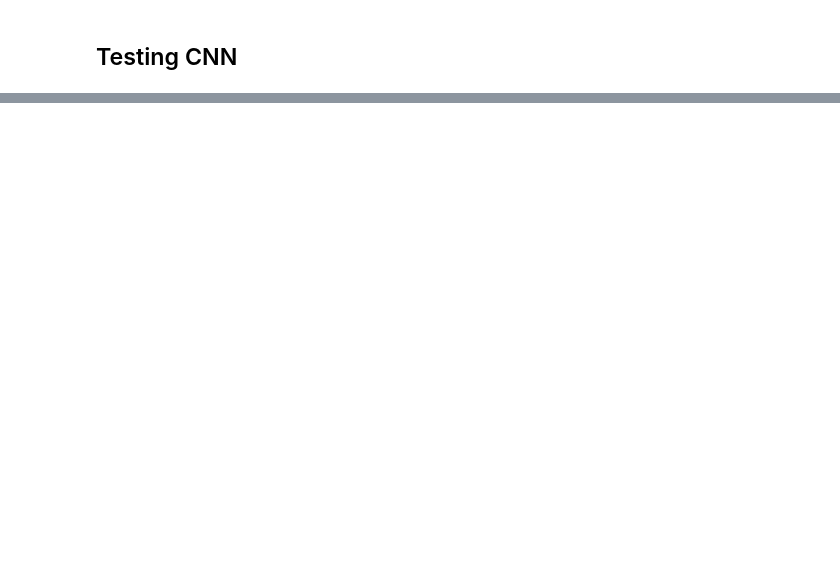
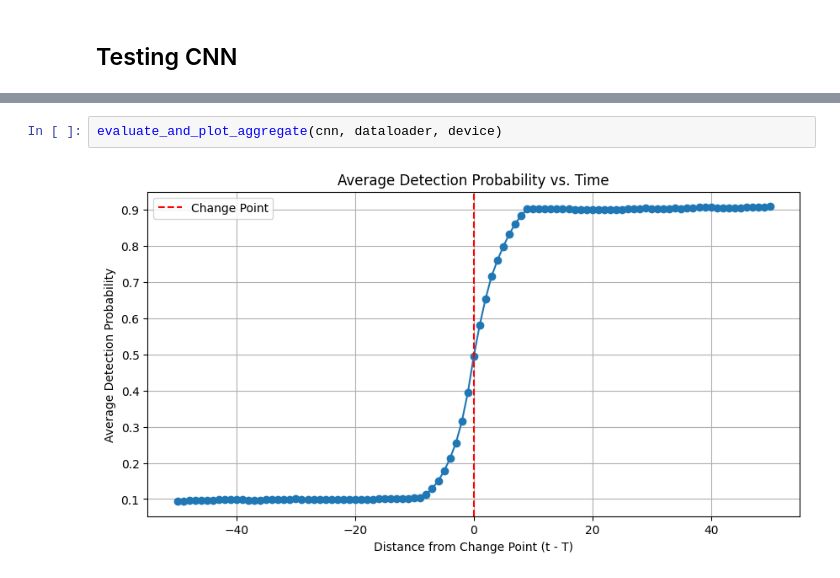
Before and after one commit to yashc73080/CS462-Deep-Learning, a Jupyter notebook: HW3/sequences.ipynb, the cells around one changed output, grey strips where cells are left out. Cells and saved outputs as stored; diff of their text form; blank space fills up the shorter version.

```diff
--- a/HW3/sequences.ipynb
+++ b/HW3/sequences.ipynb
@@ -336,0 +346,4 @@ plot_probabilities(probabilities, T)
+# %%
+evaluate_and_plot_aggregate(cnn, dataloader, device)
+# %% [output]
+[figure, added]
```
Also changed, not shown: parts of 4 cells of this notebook.
